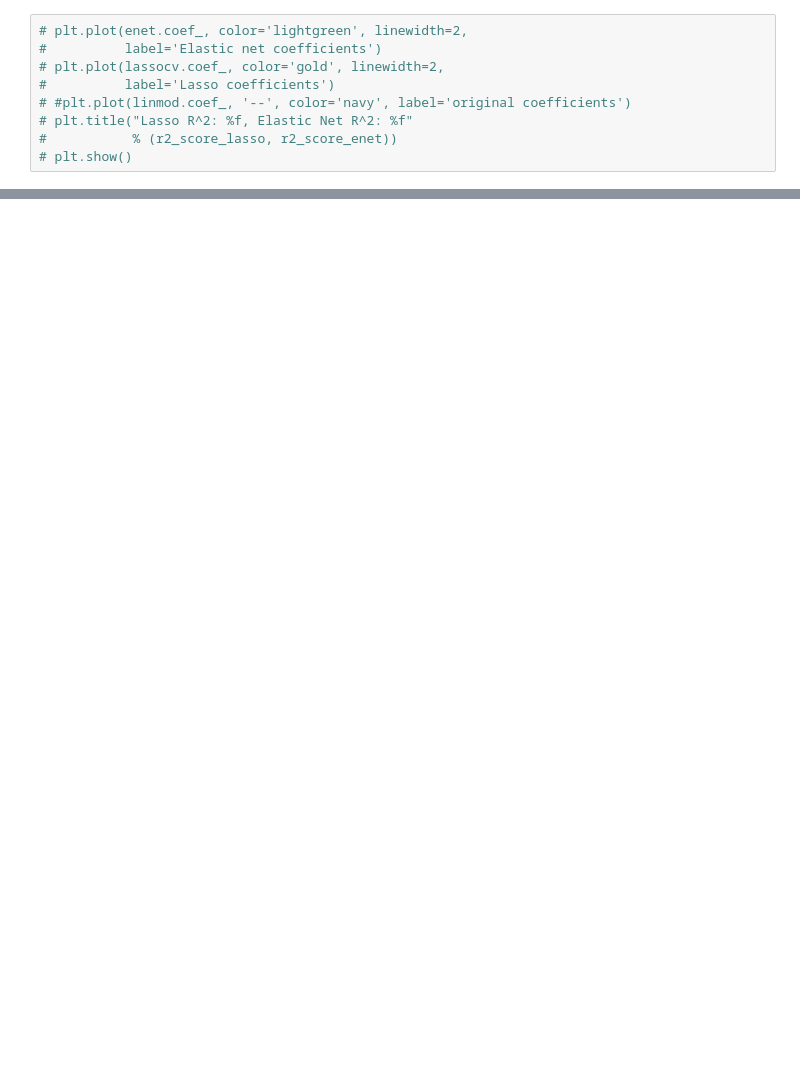
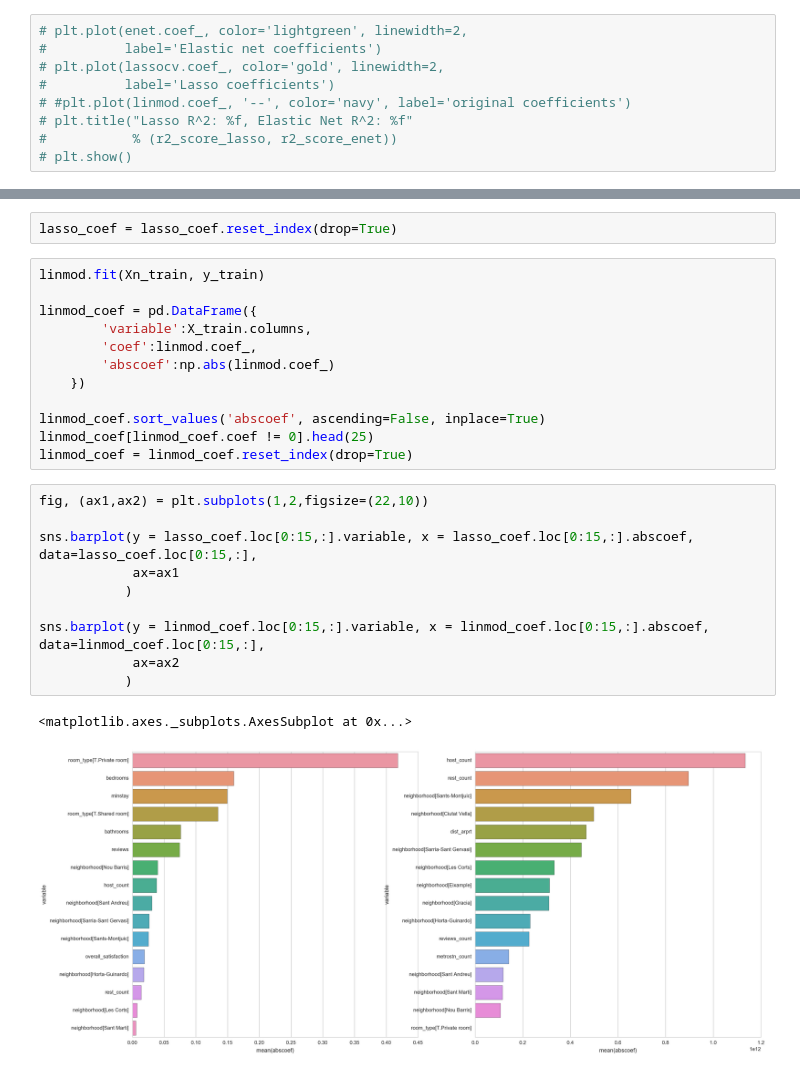
Before and after one commit to Jyojha/DS_Projects, a Jupyter notebook: Barcelona_Model.ipynb, the cells around one changed output, grey strips where cells are left out. Cells and saved outputs as stored; diff of their text form; blank space fills up the shorter version.

```diff
--- a/Barcelona_Model.ipynb
+++ b/Barcelona_Model.ipynb
@@ -174,0 +179,27 @@ sns.distplot(residuals, bins=50, kde=False)
+# %%
+lasso_coef = lasso_coef.reset_index(drop=True)
+# %%
+linmod.fit(Xn_train, y_train)
+
+linmod_coef = pd.DataFrame({
+        'variable':X_train.columns,
+        'coef':linmod.coef_,
+        'abscoef':np.abs(linmod.coef_)
+    })
+
+linmod_coef.sort_values('abscoef', ascending=False, inplace=True)
+linmod_coef[linmod_coef.coef != 0].head(25)
+linmod_coef = linmod_coef.reset_index(drop=True)
+# %%
+fig, (ax1,ax2) = plt.subplots(1,2,figsize=(22,10))
+
+sns.barplot(y = lasso_coef.loc[0:15,:].variable, x = lasso_coef.loc[0:15,:].abscoef, data=lasso_coef.loc[0:15,:],
+            ax=ax1
+           )
+
+sns.barplot(y = linmod_coef.loc[0:15,:].variable, x = linmod_coef.loc[0:15,:].abscoef, data=linmod_coef.loc[0:15,:],
+            ax=ax2
+           )
+# %% [output]
+<matplotlib.axes._subplots.AxesSubplot at 0x...>
+[figure, added]
```
Also changed, not shown: parts of 12 cells of this notebook.
